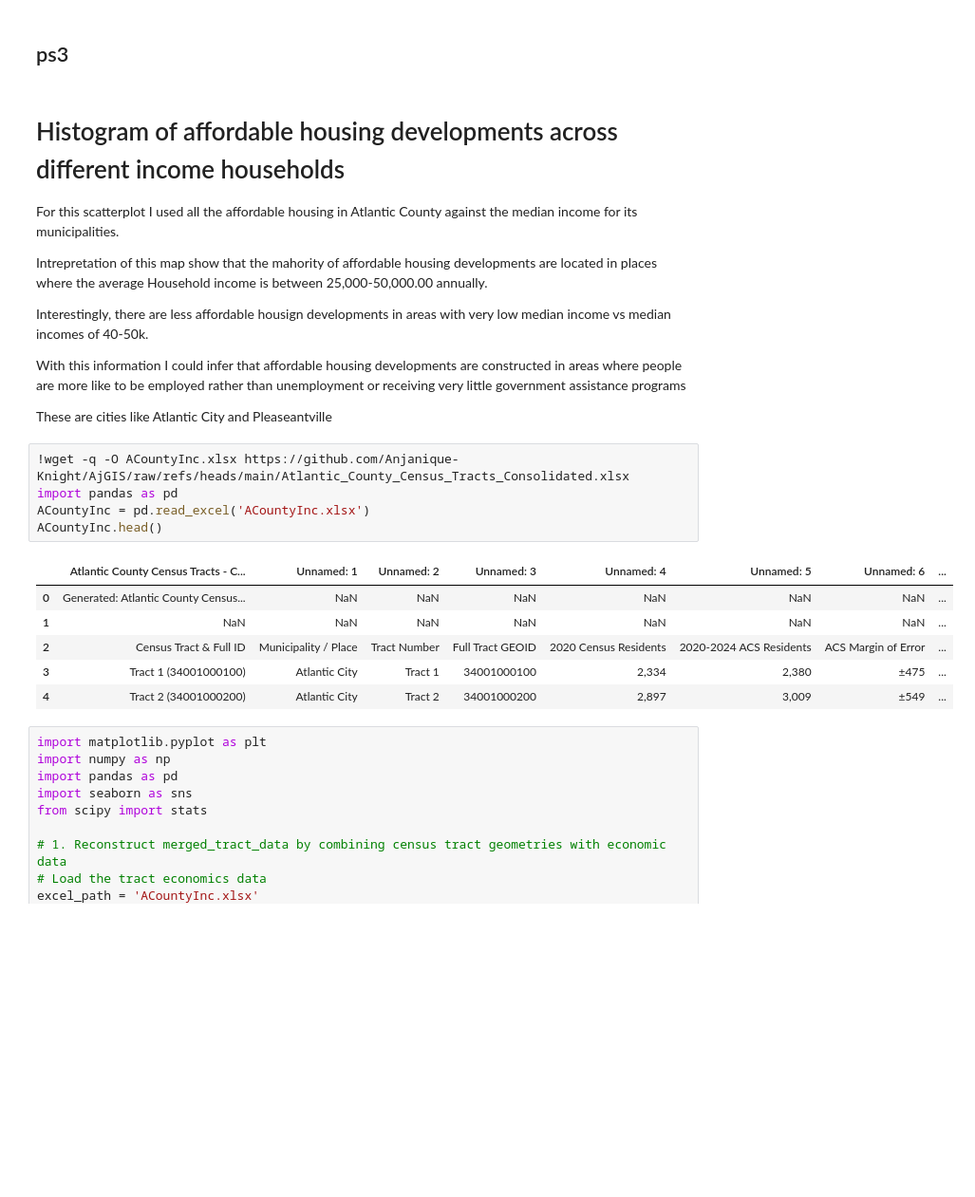
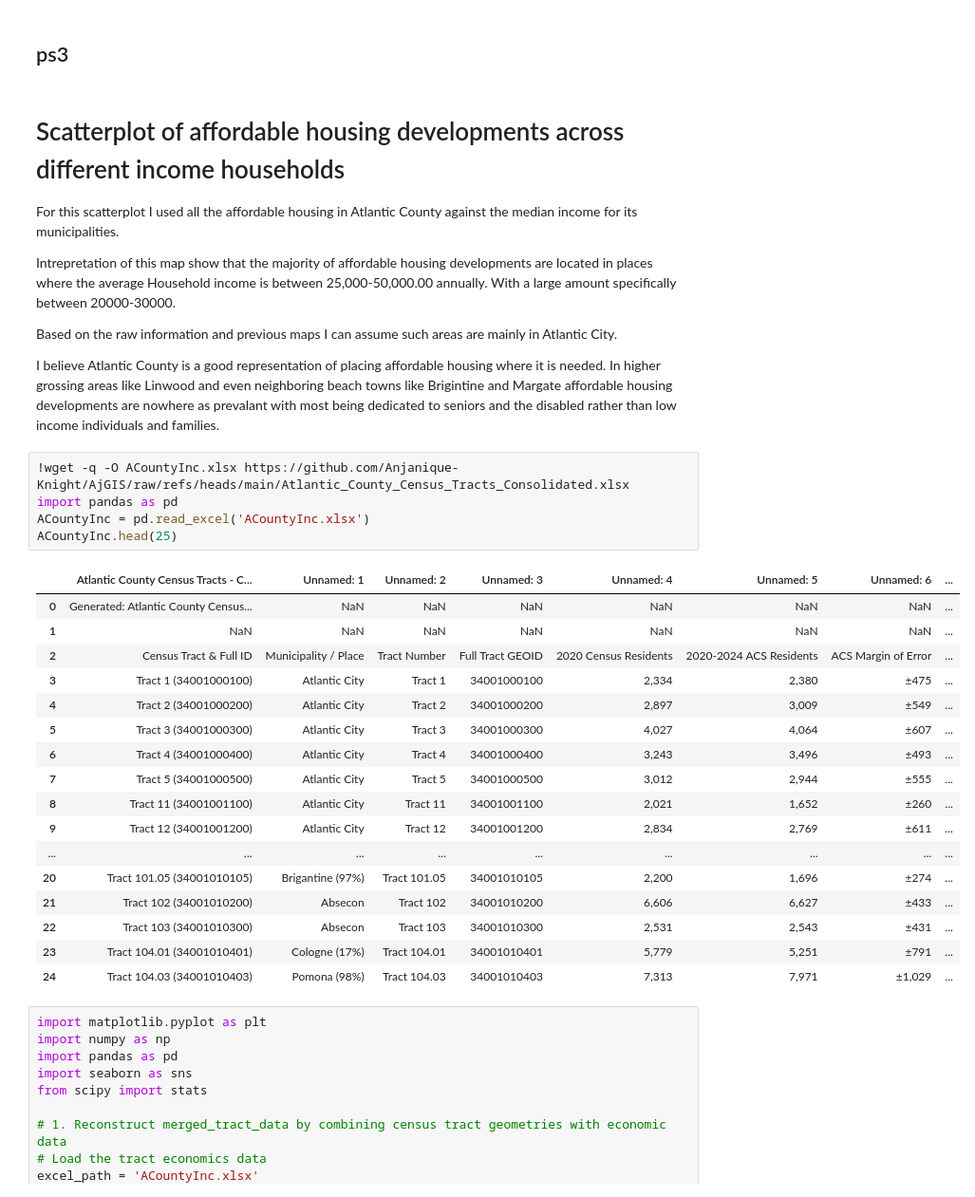
Before and after one commit to Anjanique-Knight/AjGIS, a Jupyter notebook: PS3_GIS.ipynb, the cells around one changed output. Shown at 95% size. Drawn from its saved outputs; the diff is of its cells as text; blank space fills up the shorter version.

```diff
--- a/PS3_GIS.ipynb
+++ b/PS3_GIS.ipynb
@@ -620,29 +620,38 @@ for category, entries in citations.items():
 # %% [markdown]
 ## ps3
 # %% [markdown]
-# Histogram of affordable housing developments across different income households
+# Scatterplot of affordable housing developments across different income households
 
 For this scatterplot I used all the affordable housing in Atlantic County against the median income for its municipalities.
 
-Intrepretation of this map show that the mahority of affordable housing developments are located in places where the average Household income is between 25,000-50,000.00 annually.
+Intrepretation of this map show that the majority of affordable housing developments are located in places where the average Household income is between 25,000-50,000.00 annually.  With a large amount specifically between 20000-30000.
 
-Interestingly, there are less affordable housign developments in areas with very low median income vs median incomes of 40-50k.
+Based on the raw information and previous maps I can assume such areas are mainly in Atlantic City.
 
-With this information I could infer that affordable housing developments are constructed in areas where people are more like to be employed rather than unemployment or receiving very little government assistance programs
-
-These are cities like Atlantic City and Pleaseantville
+I believe Atlantic County is a good representation of placing affordable housing where it is needed.  In higher grossing areas like Linwood and even neighboring beach towns like Brigintine and Margate affordable housing developments are nowhere as prevalant with most being dedicated to seniors and the disabled rather than low income individuals and families.
 # %%
 !wget -q -O ACountyInc.xlsx https://github.com/Anjanique-Knight/AjGIS/raw/refs/heads/main/Atlantic_County_Census_Tracts_Consolidated.xlsx
 import pandas as pd
 ACountyInc = pd.read_excel('ACountyInc.xlsx')
-ACountyInc.head()
+ACountyInc.head(25)
 # %% [output]
 |  | Atlantic County Census Tracts - C... | Unnamed: 1 | Unnamed: 2 | Unnamed: 3 | Unnamed: 4 | Unnamed: 5 | Unnamed: 6 | ... |
 | 0 | Generated: Atlantic County Census... | NaN | NaN | NaN | NaN | NaN | NaN | ... |
 | 1 | NaN | NaN | NaN | NaN | NaN | NaN | NaN | ... |
 | 2 | Census Tract & Full ID | Municipality / Place | Tract Number | Full Tract GEOID | 2020 Census Residents | 2020-2024 ACS Residents | ACS Margin of Error | ... |
 | 3 | Tract 1 (34001000100) | Atlantic City | Tract 1 | 34001000100 | 2,334 | 2,380 | ±475 | ... |
 | 4 | Tract 2 (34001000200) | Atlantic City | Tract 2 | 34001000200 | 2,897 | 3,009 | ±549 | ... |
+| 5 | Tract 3 (34001000300) | Atlantic City | Tract 3 | 34001000300 | 4,027 | 4,064 | ±607 | ... |
+| 6 | Tract 4 (34001000400) | Atlantic City | Tract 4 | 34001000400 | 3,243 | 3,496 | ±493 | ... |
+| 7 | Tract 5 (34001000500) | Atlantic City | Tract 5 | 34001000500 | 3,012 | 2,944 | ±555 | ... |
+| 8 | Tract 11 (34001001100) | Atlantic City | Tract 11 | 34001001100 | 2,021 | 1,652 | ±260 | ... |
+| 9 | Tract 12 (34001001200) | Atlantic City | Tract 12 | 34001001200 | 2,834 | 2,769 | ±611 | ... |
+| ... | ... | ... | ... | ... | ... | ... | ... | ... |
+| 20 | Tract 101.05 (34001010105) | Brigantine (97%) | Tract 101.05 | 34001010105 | 2,200 | 1,696 | ±274 | ... |
+| 21 | Tract 102 (34001010200) | Absecon | Tract 102 | 34001010200 | 6,606 | 6,627 | ±433 | ... |
+| 22 | Tract 103 (34001010300) | Absecon | Tract 103 | 34001010300 | 2,531 | 2,543 | ±431 | ... |
+| 23 | Tract 104.01 (34001010401) | Cologne (17%) | Tract 104.01 | 34001010401 | 5,779 | 5,251 | ±791 | ... |
+| 24 | Tract 104.03 (34001010403) | Pomona (98%) | Tract 104.03 | 34001010403 | 7,313 | 7,971 | ±1,029 | ... |
 # %%
 import matplotlib.pyplot as plt
 import numpy as np
```
Also changed, not shown: parts of 3 cells of this notebook.
